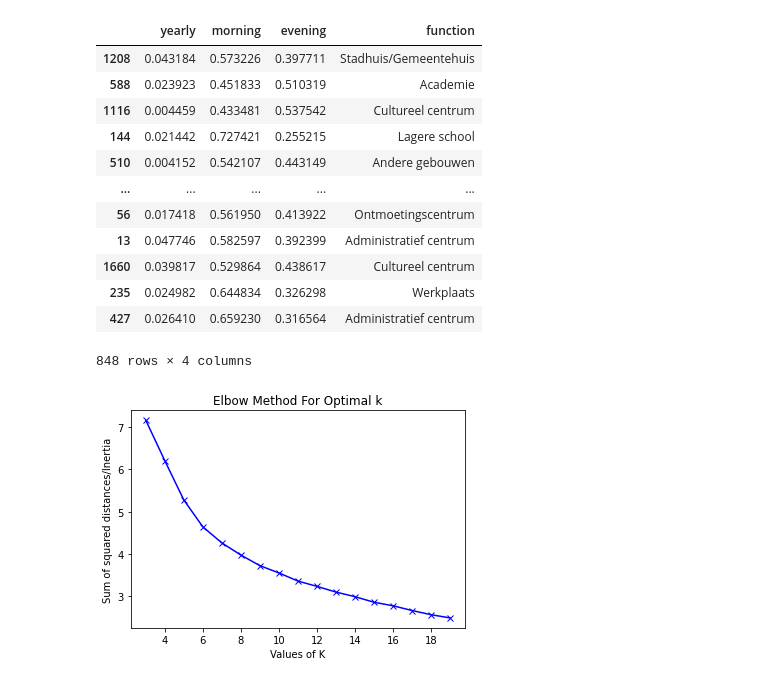
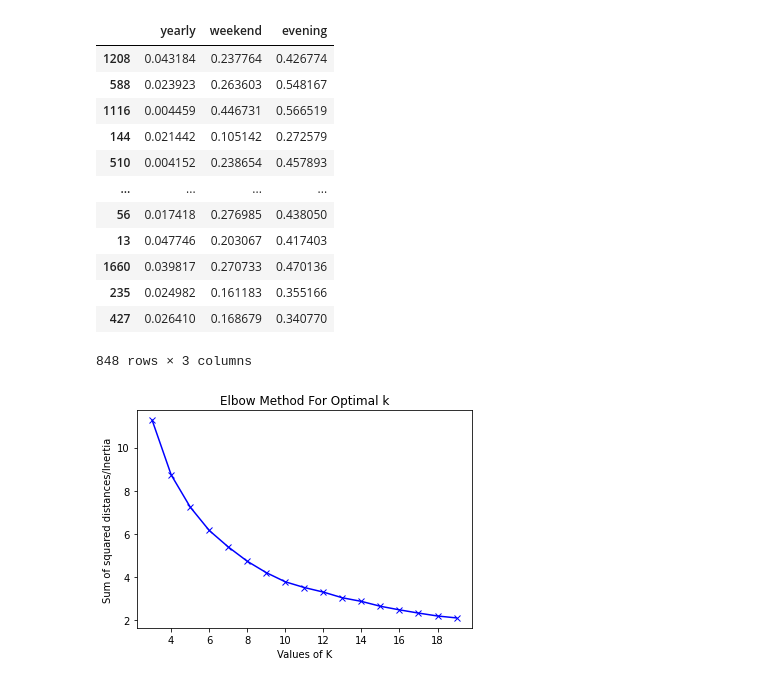
Before and after one commit to EVERGi/SLP_generator, a Jupyter notebook: notebooks/social_clustering.ipynb, the cells around one changed output. Cells and saved outputs as stored; diff of their text form; code cells hidden in the pictures.

```diff
--- a/notebooks/social_clustering.ipynb
+++ b/notebooks/social_clustering.ipynb
@@ -26,36 +24,36 @@ ModuleNotFoundError: No module named 'tsfeatures'
 # %%
 # Read the features from the csv file
 features = pd.read_csv('data/social_features.csv', index_col=0)
 # read metadata csv
 metadata = pd.read_csv('data/EANLIJST_METADATA.csv', index_col=0, sep   = ';')
 # ADD the functietype column to the features
 features['function'] = metadata['Patrimonium Functietype']
 # read more metrics from csv
 features.isnull().sum()
 features.dropna(inplace=True)
 features['ID'] = features.index
 # drop rows with kast as function
 features = features[features['function'] != 'Kast']
 features['morning'] = features.iloc[:,4:16].sum(axis=1)
 features['evening'] = features.iloc[:,np.r_[:4,16:24]].sum(axis=1)
 features['weekday'] = features.iloc[:,24:29].sum(axis=1)
 features['weekend'] = features.iloc[:,29:31].sum(axis=1)
 # scale yearly column to 0-1 with minmax scaler
-ds = features[['yearly', 'weekend',  'evening', 'function']].copy()
+ds = features[['yearly', 'weekend',  'evening']].copy()
 ds['yearly'] = MinMaxScaler().fit_transform(ds['yearly'].values.reshape(-1,1))
 ds
 # %% [output]
-|  | yearly | morning | evening | function |
-| 1208 | 0.043184 | 0.573226 | 0.397711 | Stadhuis/Gemeentehuis |
-| 588 | 0.023923 | 0.451833 | 0.510319 | Academie |
-| 1116 | 0.004459 | 0.433481 | 0.537542 | Cultureel centrum |
-| 144 | 0.021442 | 0.727421 | 0.255215 | Lagere school |
-| 510 | 0.004152 | 0.542107 | 0.443149 | Andere gebouwen |
-| ... | ... | ... | ... | ... |
-| 56 | 0.017418 | 0.561950 | 0.413922 | Ontmoetingscentrum |
-| 13 | 0.047746 | 0.582597 | 0.392399 | Administratief centrum |
-| 1660 | 0.039817 | 0.529864 | 0.438617 | Cultureel centrum |
-| 235 | 0.024982 | 0.644834 | 0.326298 | Werkplaats |
-| 427 | 0.026410 | 0.659230 | 0.316564 | Administratief centrum |
+|  | yearly | weekend | evening |
+| 1208 | 0.043184 | 0.237764 | 0.426774 |
+| 588 | 0.023923 | 0.263603 | 0.548167 |
+| 1116 | 0.004459 | 0.446731 | 0.566519 |
+| 144 | 0.021442 | 0.105142 | 0.272579 |
+| 510 | 0.004152 | 0.238654 | 0.457893 |
+| ... | ... | ... | ... |
+| 56 | 0.017418 | 0.276985 | 0.438050 |
+| 13 | 0.047746 | 0.203067 | 0.417403 |
+| 1660 | 0.039817 | 0.270733 | 0.470136 |
+| 235 | 0.024982 | 0.161183 | 0.355166 |
+| 427 | 0.026410 | 0.168679 | 0.340770 |
-848 rows × 4 columns
+848 rows × 3 columns
 # %%
@@ -69,7 +68,7 @@ clusters = kmeans.labels_
 Sum_of_squared_distances = []
 K = range(3, 20)
 for clust_num in K:
-    kmeans = KMeans(n_clusters=clust_num, random_state=2).fit(subset)
+    kmeans = KMeans(n_clusters=clust_num, random_state=2).fit(ds)
     Sum_of_squared_distances.append(kmeans.inertia_)
 plt.plot(K,Sum_of_squared_distances,'bx-')
 plt.xlabel('Values of K')
@@ -77,7 +76,7 @@ plt.ylabel('Sum of squared distances/Inertia')
 plt.title('Elbow Method For Optimal k')
 plt.show()
 # %% [output]
-[figure, old version]
+[figure, new version]
 # %%
 range_n_clusters = [2, 3, 4, 5, 6, 7, 8]
 silhouette_avg = []
```
Also changed, not shown: parts of 12 cells of this notebook.
